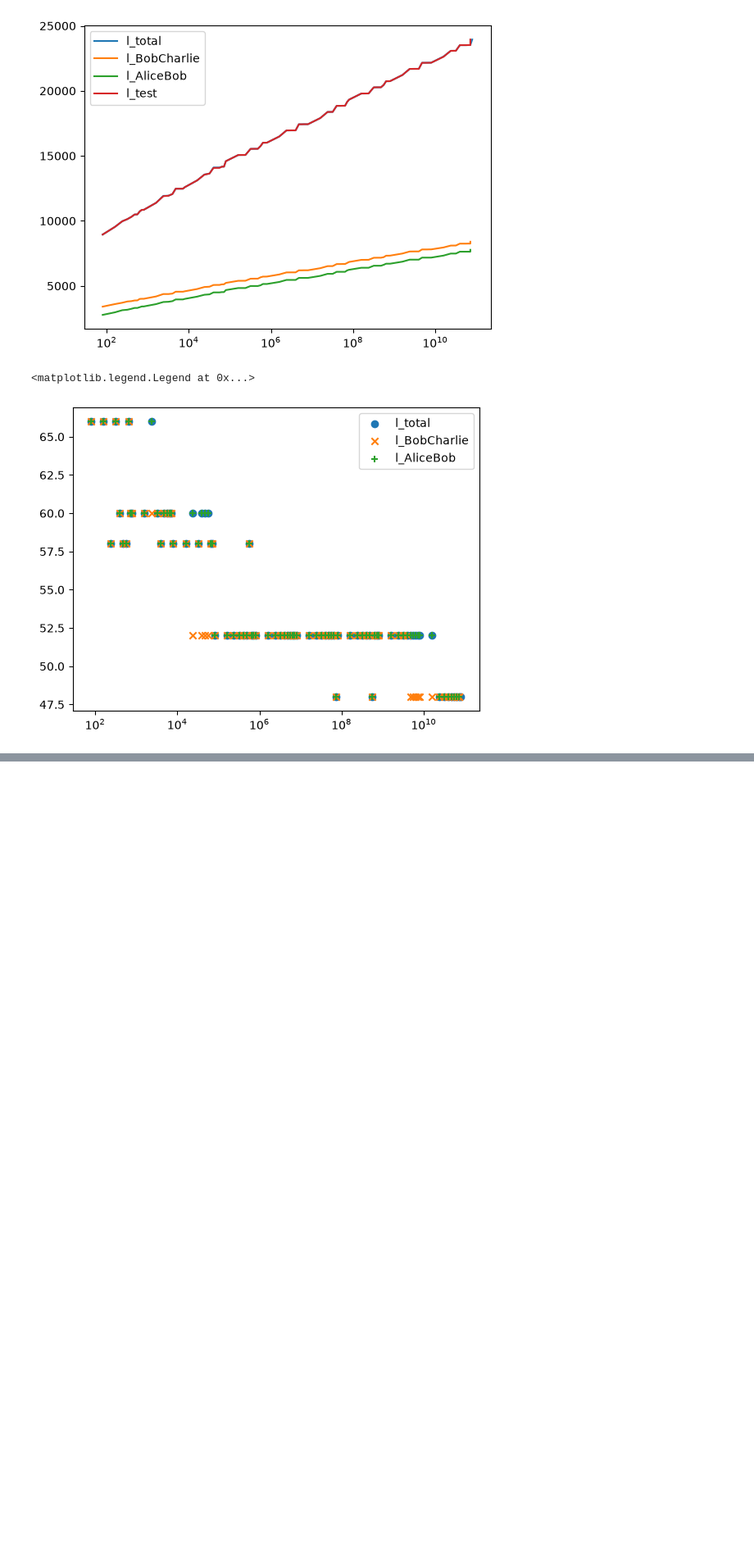
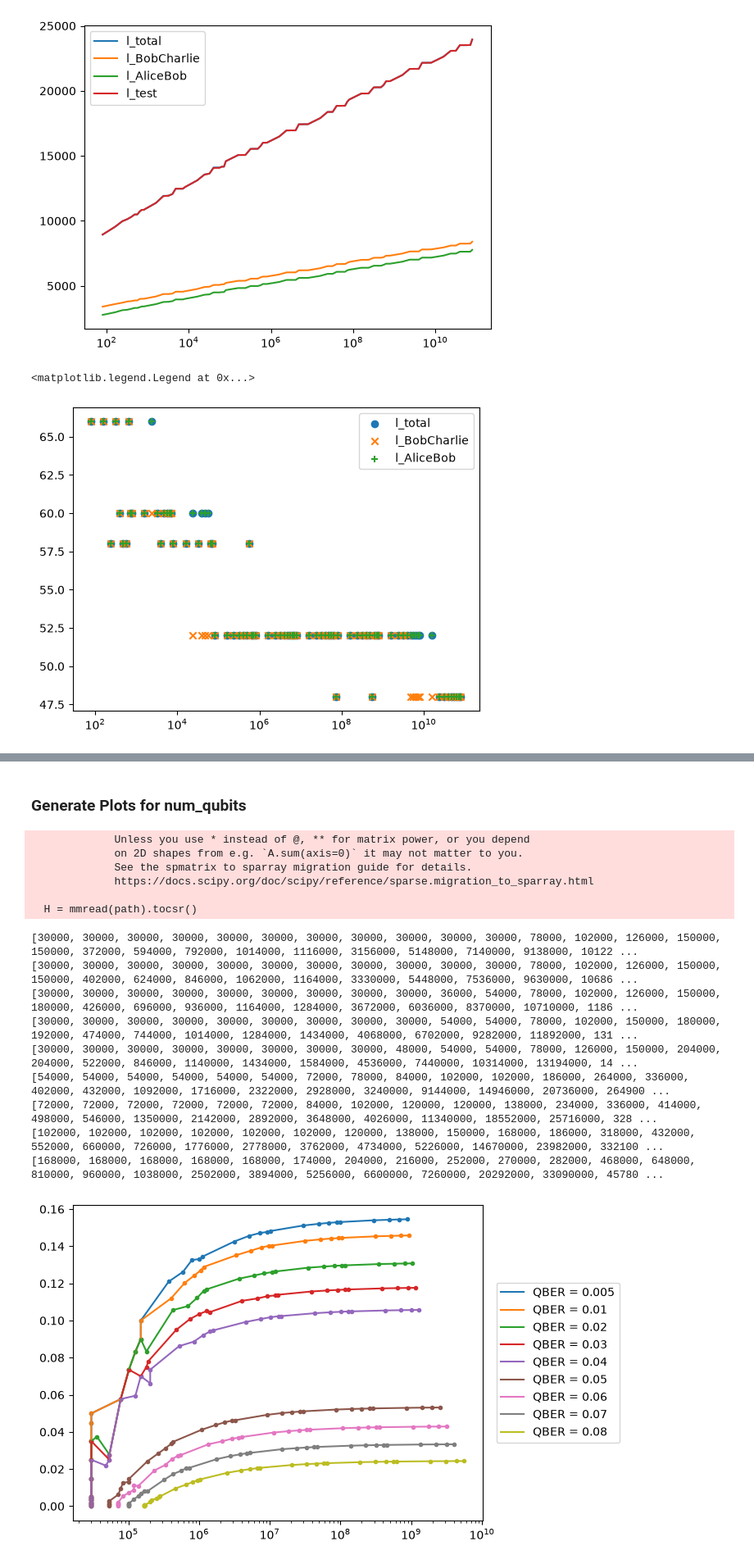
Before and after one commit to Veriqloud/applications_on_qline, a Jupyter notebook: Q_digital_signatures/test.ipynb, the cells around one changed output, grey strips where cells are left out. Shown at 82% size. Saved outputs shown, nothing was run; the diff lists cells and outputs as text; code cells hidden in the pictures; blank space fills up the shorter version.

```diff
--- a/Q_digital_signatures/test.ipynb
+++ b/Q_digital_signatures/test.ipynb
@@ -1888,0 +851,2 @@ def get_optimal_params(bM):
+# %% [markdown]
+### Generate Plots for num_qubits
@@ -1888,0 +856,58 @@ def get_optimal_params(bM):
+# %%
+CONFIDENCE = 0.997
+# %%
+fig, ax = plt.subplots(figsize=(8,5))
+
+#plt.tight_layout()
+res = []
+n = 1
+bH_vals = list(range(1, 50, 10)) + list(range(50, 500, 100)) + list(range(500, 5000, 1000)) + list(range(5000, 50000, 10000))+ list(range(50000, 500000, 100000)) +list(range(500000, 5000000, 1000000)) + list(range(5000000, 50000000, 10000000)) # +list(range(50000000, 500000000, 100000000)) # + list(range(500000000, 5_000_000_000, 1000000000)) + list(range(5000000000, 50_000_000_000, 10000000000))
+key_lengths = [3 * n * i for i in bH_vals]
+for estimated_qber in [0.005, 0.01, 0.02, 0.03, 0.04,  0.05, 0.06, 0.07, 0.08]:
+#for estimated_qber in [0.025,  0.05,0.07]:
+#for estimated_qber in [0.005, 0.01, 0.02, 0.03]:
+    num_qubits = []
+    for bH in bH_vals:
+        num_qubits.append(calculate_num_qubits(n, bH, estimated_qber, confidence=CONFIDENCE)[0])
+        #num_qubits.append(invert_length(3 * n * bH, estimated_qber))
+    #print(len(bH_vals), bH_vals)
+    #print(len(num_qubits))
+
+    test = [key_lengths[i]/num_qubits[i] for i in range(len(num_qubits))]
+    #ax.plot(lengths, num_qubits)
+
+    ax.set_xscale('log')
+
+    #ax.set_yscale('log')
+    #ax.plot(key_lengths, num_qubits)
+    #ax.scatter(key_lengths, num_qubits)
+    ax.plot( num_qubits, test, label=f"QBER = {estimated_qber}")
+    ax.scatter(num_qubits, test, marker=".")
+    res.append([key_lengths, num_qubits, estimated_qber])
+    #ax.plot(num_qubits,key_lengths)
+    #ax.scatter(num_qubits, test)
+    #ax.plot(num_qubits, test)
+    print(num_qubits)
+ax.legend(
+    loc='center left',
+    bbox_to_anchor=(1.02, 0.5)
+)
+
+fig.subplots_adjust(right=0.75)
+# %% [output]
+             Unless you use * instead of @, ** for matrix power, or you depend
+             on 2D shapes from e.g. `A.sum(axis=0)` it may not matter to you.
+             See the spmatrix to sparray migration guide for details.
+             https://docs.scipy.org/doc/scipy/reference/sparse.migration_to_sparray.html
+
+  H = mmread(path).tocsr()
+[30000, 30000, 30000, 30000, 30000, 30000, 30000, 30000, 30000, 30000, 30000, 78000, 102000, 126000, 150000, 150000, 372000, 594000, 792000, 1014000, 1116000, 3156000, 5148000, 7140000, 9138000, 10122 ...
+[30000, 30000, 30000, 30000, 30000, 30000, 30000, 30000, 30000, 30000, 30000, 78000, 102000, 126000, 150000, 150000, 402000, 624000, 846000, 1062000, 1164000, 3330000, 5448000, 7536000, 9630000, 10686 ...
+[30000, 30000, 30000, 30000, 30000, 30000, 30000, 30000, 30000, 36000, 54000, 78000, 102000, 126000, 150000, 180000, 426000, 696000, 936000, 1164000, 1284000, 3672000, 6036000, 8370000, 10710000, 1186 ...
+[30000, 30000, 30000, 30000, 30000, 30000, 30000, 30000, 30000, 54000, 54000, 78000, 102000, 150000, 180000, 192000, 474000, 744000, 1014000, 1284000, 1434000, 4068000, 6702000, 9282000, 11892000, 131 ...
+[30000, 30000, 30000, 30000, 30000, 30000, 30000, 30000, 48000, 54000, 54000, 78000, 126000, 150000, 204000, 204000, 522000, 846000, 1140000, 1434000, 1584000, 4536000, 7440000, 10314000, 13194000, 14 ...
+[54000, 54000, 54000, 54000, 54000, 54000, 72000, 78000, 84000, 102000, 102000, 186000, 264000, 336000, 402000, 432000, 1092000, 1716000, 2322000, 2928000, 3240000, 9144000, 14946000, 20736000, 264900 ...
+[72000, 72000, 72000, 72000, 72000, 72000, 84000, 102000, 120000, 120000, 138000, 234000, 336000, 414000, 498000, 546000, 1350000, 2142000, 2892000, 3648000, 4026000, 11340000, 18552000, 25716000, 328 ...
+[102000, 102000, 102000, 102000, 102000, 102000, 120000, 138000, 150000, 168000, 186000, 318000, 432000, 552000, 660000, 726000, 1776000, 2778000, 3762000, 4734000, 5226000, 14670000, 23982000, 332100 ...
+[168000, 168000, 168000, 168000, 168000, 174000, 204000, 216000, 252000, 270000, 282000, 468000, 648000, 810000, 960000, 1038000, 2502000, 3894000, 5256000, 6600000, 7260000, 20292000, 33090000, 45780 ...
+[figure, added]
```
Also changed, not shown: parts of 123 cells of this notebook, 6 other files.
